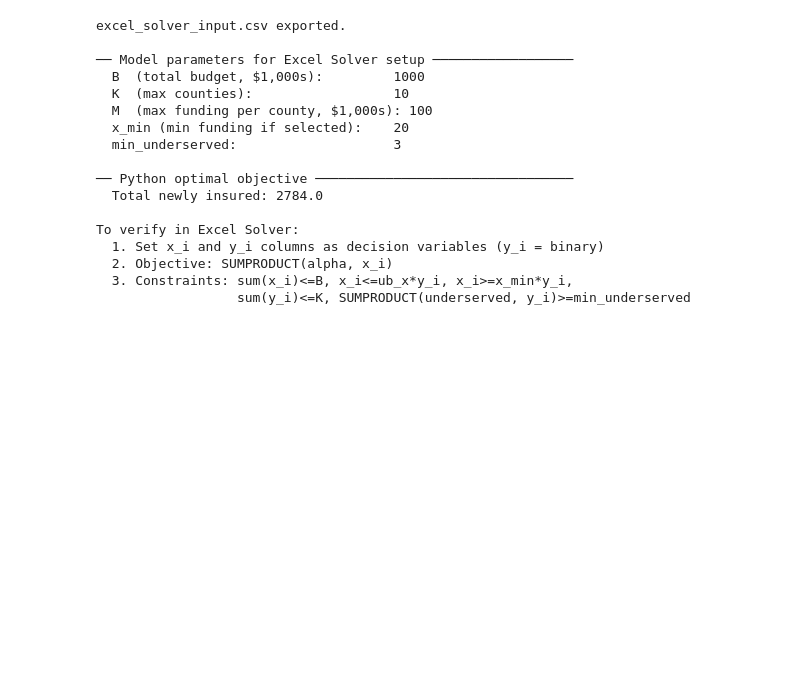
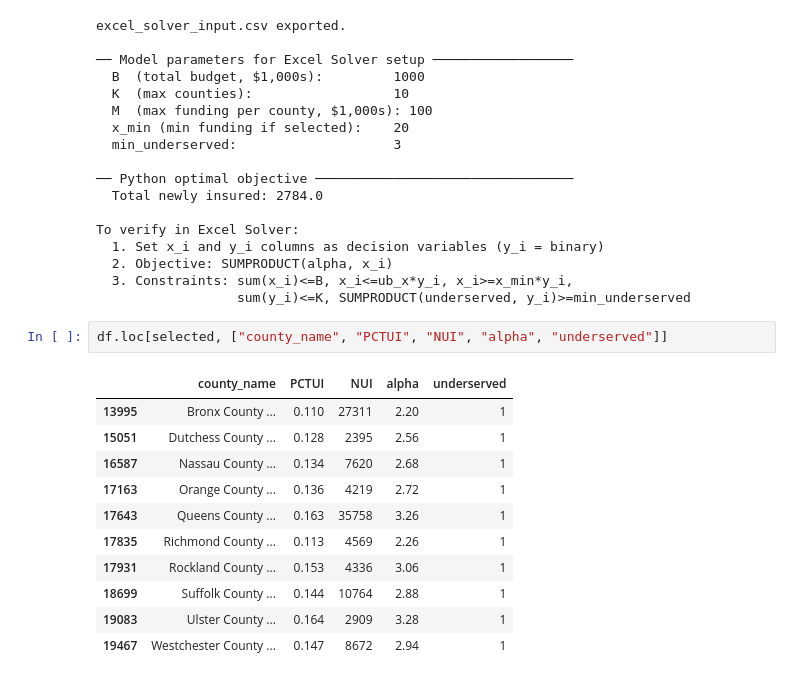
Before and after one commit to Rodriguez-Juan-S/ORIE4820_Project, a Jupyter notebook: ORIE_4820_Capstone.ipynb, the cells around one changed output. Saved outputs shown, nothing was run; the diff lists cells and outputs as text; blank space fills up the shorter version.

```diff
--- a/ORIE_4820_Capstone.ipynb
+++ b/ORIE_4820_Capstone.ipynb
@@ -391,3 +399,17 @@ To verify in Excel Solver:
   2. Objective: SUMPRODUCT(alpha, x_i)
   3. Constraints: sum(x_i)<=B, x_i<=ub_x*y_i, x_i>=x_min*y_i,
                   sum(y_i)<=K, SUMPRODUCT(underserved, y_i)>=min_underserved
+# %%
+df.loc[selected, ["county_name", "PCTUI", "NUI", "alpha", "underserved"]]
+# %% [output]
+|  | county_name | PCTUI | NUI | alpha | underserved |
+| 13995 | Bronx County ... | 0.110 | 27311 | 2.20 | 1 |
+| 15051 | Dutchess County ... | 0.128 | 2395 | 2.56 | 1 |
+| 16587 | Nassau County ... | 0.134 | 7620 | 2.68 | 1 |
+| 17163 | Orange County ... | 0.136 | 4219 | 2.72 | 1 |
+| 17643 | Queens County ... | 0.163 | 35758 | 3.26 | 1 |
+| 17835 | Richmond County ... | 0.113 | 4569 | 2.26 | 1 |
+| 17931 | Rockland County ... | 0.153 | 4336 | 3.06 | 1 |
+| 18699 | Suffolk County ... | 0.144 | 10764 | 2.88 | 1 |
+| 19083 | Ulster County ... | 0.164 | 2909 | 3.28 | 1 |
+| 19467 | Westchester County ... | 0.147 | 8672 | 2.94 | 1 |
```
Also changed, not shown: parts of 2 cells of this notebook, 1 other file.
